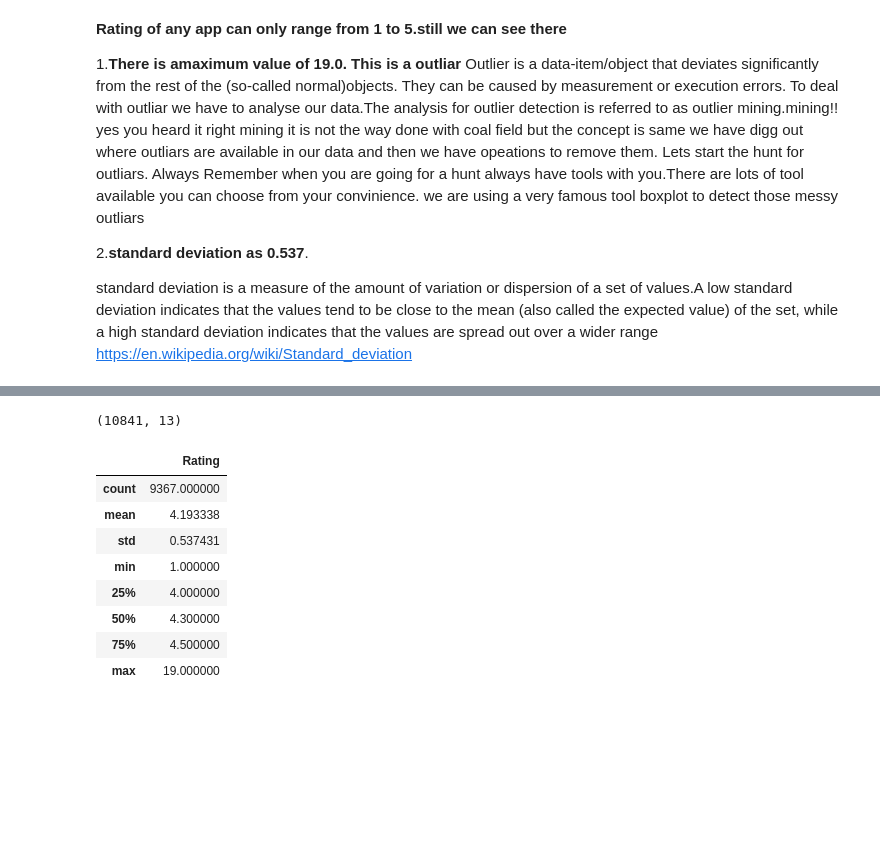
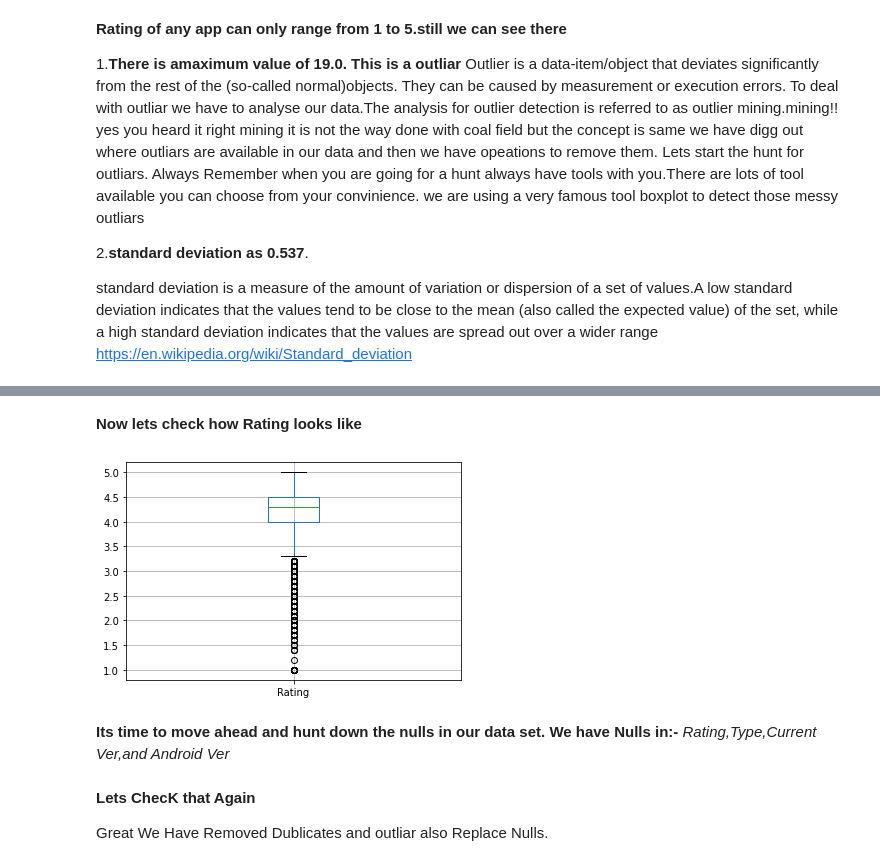
Before and after one commit to DeepakKumarSingh003/Play-store-App-Review-EDA, a Jupyter notebook: Play_Store_App_Review_EDA_Analysis_Capstone_Project.ipynb, the cells around one changed output, grey strips where cells are left out. Cells and saved outputs as stored; diff of their text form; code cells hidden in the pictures; blank space fills up the shorter version.

```diff
--- a/Play_Store_App_Review_EDA_Analysis_Capstone_Project.ipynb
+++ b/Play_Store_App_Review_EDA_Analysis_Capstone_Project.ipynb
@@ -150,3 +167,0 @@ def fill_Median(column):
-# %%
-store_df.Rating=store_df["Rating"].transform(fill_Median)
-print(store_df.Rating.isnull().sum())
@@ -164,18 +168,9 @@ Df.head()
-# %%
-df.shape
-# Df.shape
-# %% [output]
-(10841, 13)
-# %%
-df.describe()
-# Df.describe()
-# %% [output]
-|  | Rating |
-| count | 9367.000000 |
-| mean | 4.193338 |
-| std | 0.537431 |
-| min | 1.000000 |
-| 25% | 4.000000 |
-| 50% | 4.300000 |
-| 75% | 4.500000 |
-| max | 19.000000 |
+# %% [markdown]
+<b>Now lets check how Rating looks like
+# %%
+store_df.boxplot(["Rating"]);
+# %% [output]
+[figure, added]
+# %% [markdown]
+<b>Its time to move ahead and hunt down the nulls in our data set. We have Nulls in:-</b>
+*Rating,Type,Current Ver,and Android Ver*
@@ -181,0 +192,4 @@ df.describe()
+# %% [markdown]
+<b>Lets ChecK that Again </b>
+
+Great We Have Removed Dublicates and outliar also Replace Nulls.
```
Also changed, not shown: parts of 78 cells of this notebook.
